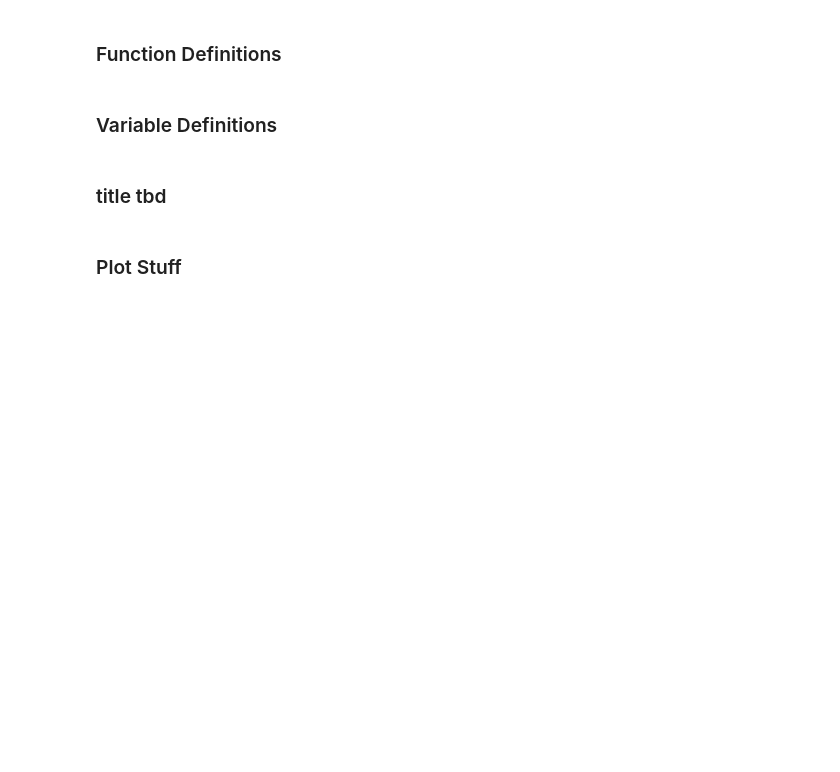
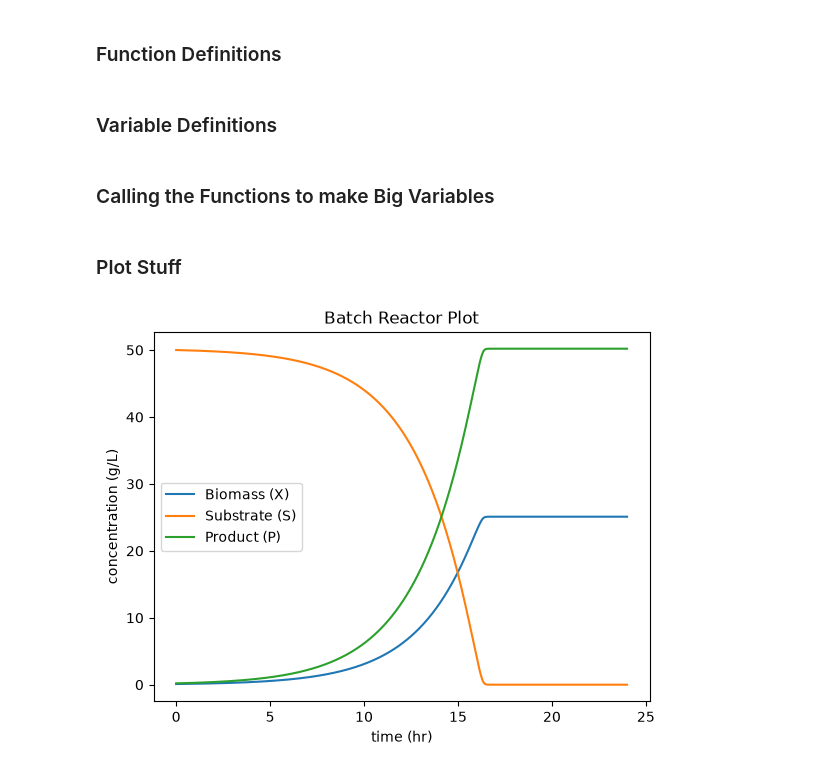
Before and after one commit to ApostleofLaplace/College, a Jupyter notebook: BIOE 453 Code/batch_reactor.ipynb, the cells around one changed output. Drawn from its saved outputs; the diff is of its cells as text; code cells hidden in the pictures; blank space fills up the shorter version.

```diff
--- a/BIOE 453 Code/batch_reactor.ipynb
+++ b/BIOE 453 Code/batch_reactor.ipynb
@@ -23,19 +23,24 @@ mumax = 0.35
 Ks = 1
 Yxs = 0.5
 y0 = [0.1, 50.0]
+vol = 2
 # %% [markdown]
-### title tbd
+### Calling the Functions to make Big Variables
 # %%
 solutions = odeint(coupled_diff_equ, y0, t, args=(mumax, Ks, Yxs))
 x_values = solutions[:, 0]
 s_values = solutions[:, 1]
+p_values = (x_values * vol)
 # %% [markdown]
 ### Plot Stuff
 # %%
 plt.plot(t, x_values, label='Biomass (X)')
 plt.plot(t, s_values, label='Substrate (S)')
+plt.plot(t, p_values, label='Product (P)')
 plt.xlabel('time (hr)')
 plt.ylabel('concentration (g/L)')
 plt.legend()
-plt.title('coupled differential equations for batch reactor')
+plt.title('Batch Reactor Plot')
 plt.show()
+# %% [output]
+[figure, added]
```
Also changed, not shown: parts of 1 cell of this notebook, 5 other files.
